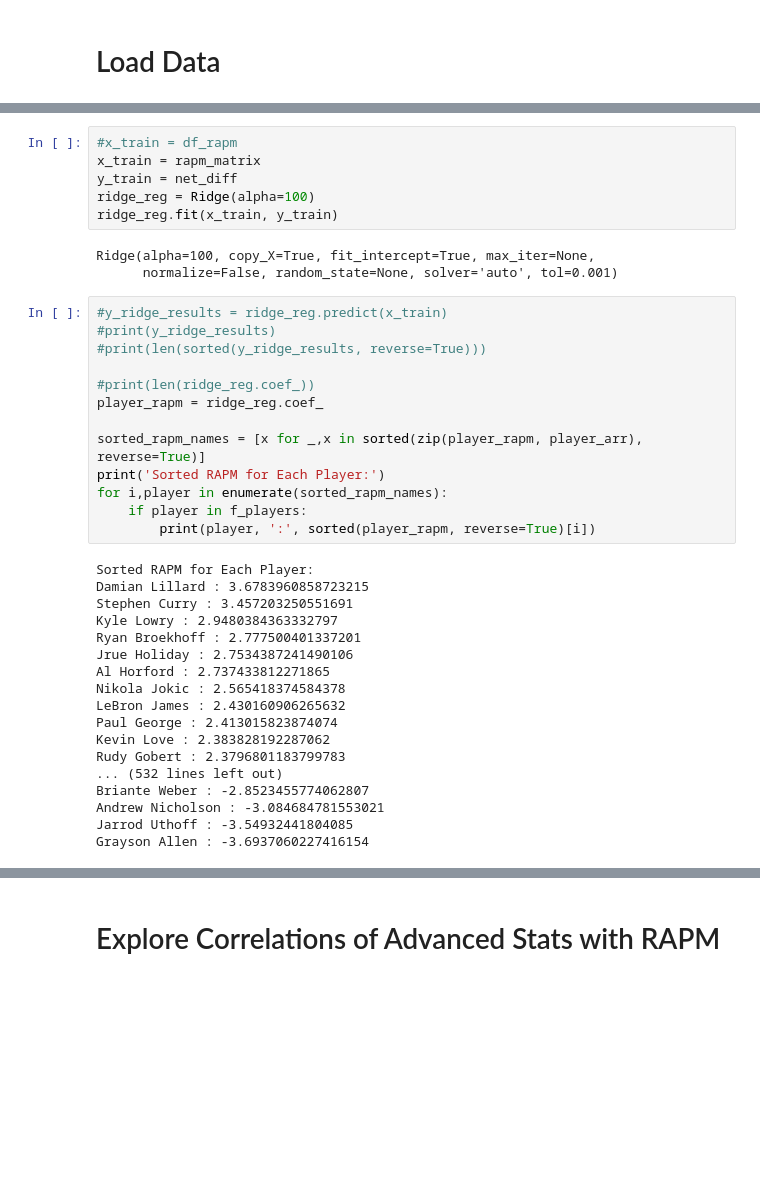
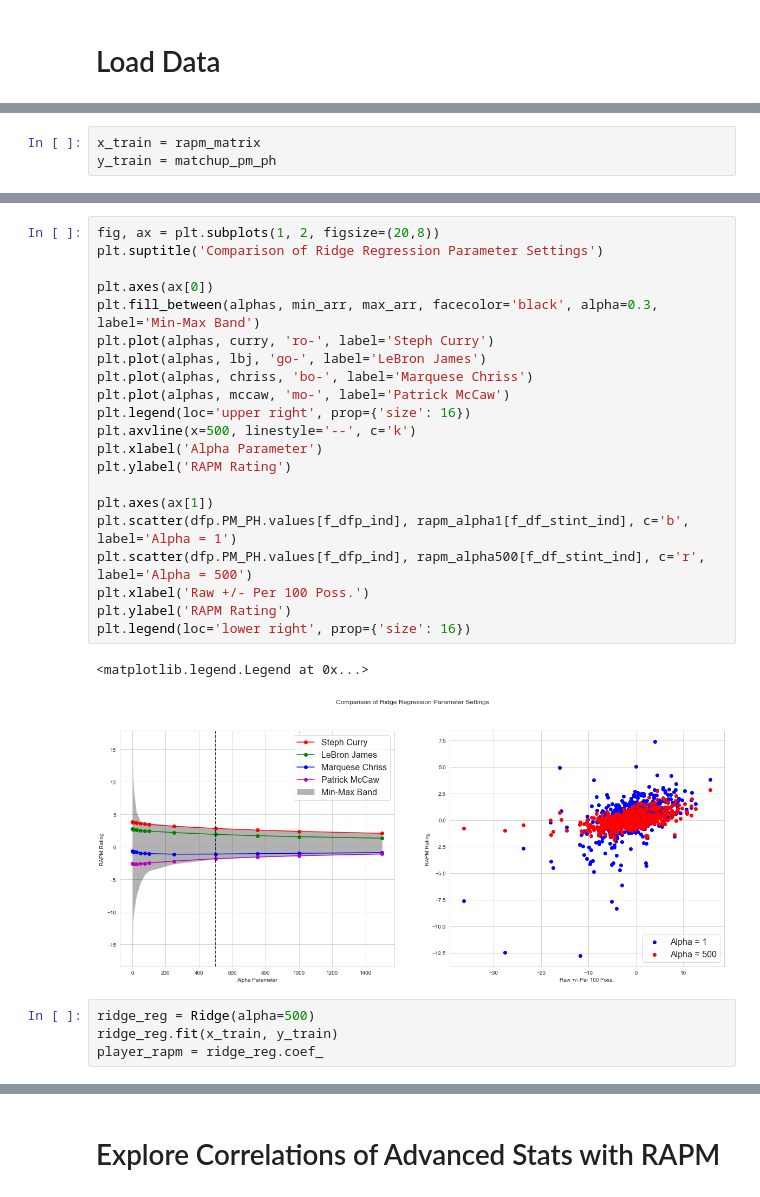
Before and after one commit to jecutter/nba-data-models, a Jupyter notebook: Data_Modeling/RAPM_Ridge_Regression.ipynb, the cells around one changed output, grey strips where cells are left out. Cells and saved outputs as stored; diff of their text form; blank space fills up the shorter version.

```diff
--- a/Data_Modeling/RAPM_Ridge_Regression.ipynb
+++ b/Data_Modeling/RAPM_Ridge_Regression.ipynb
@@ -140,0 +272,3 @@ df_rapm
+# %%
+x_train = rapm_matrix
+y_train = matchup_pm_ph
@@ -141,40 +309,28 @@ df_rapm
+# %%
+fig, ax = plt.subplots(1, 2, figsize=(20,8))
+plt.suptitle('Comparison of Ridge Regression Parameter Settings')
+
+plt.axes(ax[0])
+plt.fill_between(alphas, min_arr, max_arr, facecolor='black', alpha=0.3, label='Min-Max Band')
+plt.plot(alphas, curry, 'ro-', label='Steph Curry')
+plt.plot(alphas, lbj, 'go-', label='LeBron James')
+plt.plot(alphas, chriss, 'bo-', label='Marquese Chriss')
+plt.plot(alphas, mccaw, 'mo-', label='Patrick McCaw')
+plt.legend(loc='upper right', prop={'size': 16})
+plt.axvline(x=500, linestyle='--', c='k')
+plt.xlabel('Alpha Parameter')
+plt.ylabel('RAPM Rating')
+
+plt.axes(ax[1])
+plt.scatter(dfp.PM_PH.values[f_dfp_ind], rapm_alpha1[f_df_stint_ind], c='b', label='Alpha = 1')
+plt.scatter(dfp.PM_PH.values[f_dfp_ind], rapm_alpha500[f_df_stint_ind], c='r', label='Alpha = 500')
+plt.xlabel('Raw +/- Per 100 Poss.')
+plt.ylabel('RAPM Rating')
+plt.legend(loc='lower right', prop={'size': 16})
+# %% [output]
+<matplotlib.legend.Legend at 0x...>
+[figure, added]
 # %%
-#x_train = df_rapm
-x_train = rapm_matrix
-y_train = net_diff
-ridge_reg = Ridge(alpha=100)
+ridge_reg = Ridge(alpha=500)
 ridge_reg.fit(x_train, y_train)
+player_rapm = ridge_reg.coef_
-# %% [output]
-Ridge(alpha=100, copy_X=True, fit_intercept=True, max_iter=None,
-      normalize=False, random_state=None, solver='auto', tol=0.001)
-# %%
-#y_ridge_results = ridge_reg.predict(x_train)
-#print(y_ridge_results)
-#print(len(sorted(y_ridge_results, reverse=True)))
-
-#print(len(ridge_reg.coef_))
-player_rapm = ridge_reg.coef_
-
-sorted_rapm_names = [x for _,x in sorted(zip(player_rapm, player_arr), reverse=True)]
-print('Sorted RAPM for Each Player:')
-for i,player in enumerate(sorted_rapm_names):
-    if player in f_players:
-        print(player, ':', sorted(player_rapm, reverse=True)[i])
-# %% [output]
-Sorted RAPM for Each Player:
-Damian Lillard : 3.6783960858723215
-Stephen Curry : 3.457203250551691
-Kyle Lowry : 2.9480384363332797
-Ryan Broekhoff : 2.777500401337201
-Jrue Holiday : 2.7534387241490106
-Al Horford : 2.737433812271865
-Nikola Jokic : 2.565418374584378
-LeBron James : 2.430160906265632
-Paul George : 2.413015823874074
-Kevin Love : 2.383828192287062
-Rudy Gobert : 2.3796801183799783
-... (532 lines left out)
-Briante Weber : -2.8523455774062807
-Andrew Nicholson : -3.084684781553021
-Jarrod Uthoff : -3.54932441804085
-Grayson Allen : -3.6937060227416154
```
Also changed, not shown: parts of 45 cells of this notebook, 7 other files.
